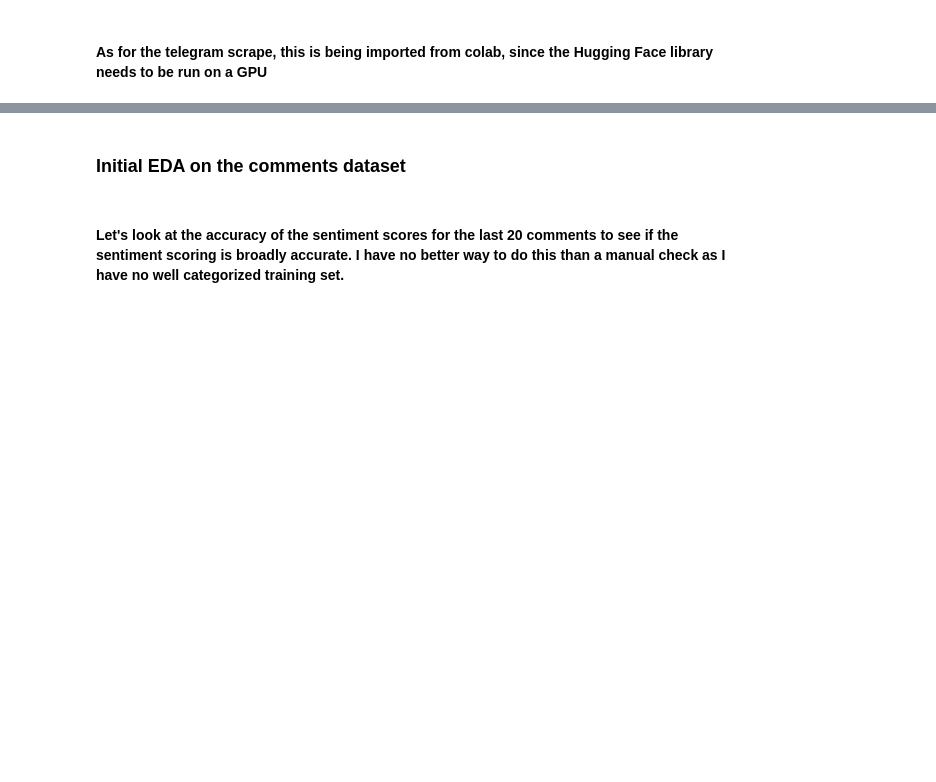
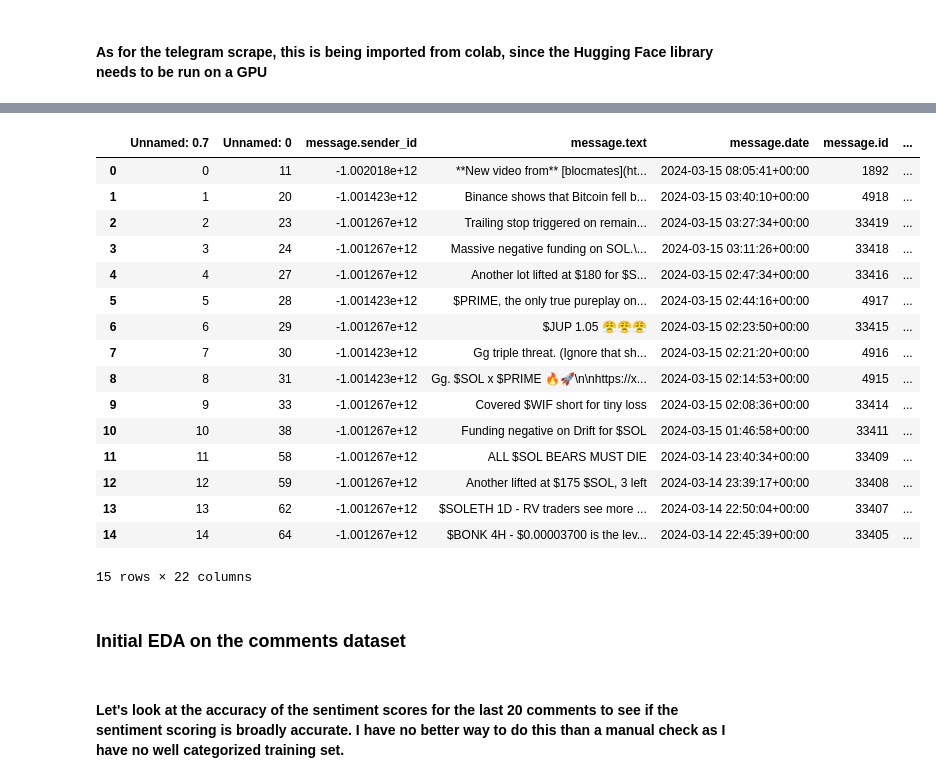
Before and after one commit to stevengoulden1/Shillometer, a Jupyter notebook: TG_Scraper_final.ipynb, the cells around one changed output, grey strips where cells are left out. Drawn from its saved outputs; the diff is of its cells as text; code cells hidden in the pictures; blank space fills up the shorter version.

```diff
--- a/TG_Scraper_final.ipynb
+++ b/TG_Scraper_final.ipynb
@@ -223,3 +238,23 @@ df.shape
+# %%
+df[:15]
+# %% [output]
+|  | Unnamed: 0.7 | Unnamed: 0 | message.sender_id | message.text | message.date | message.id | ... |
+| 0 | 0 | 11 | -1.002018e+12 | **New video from** [blocmates](ht... | 2024-03-15 08:05:41+00:00 | 1892 | ... |
+| 1 | 1 | 20 | -1.001423e+12 | Binance shows that Bitcoin fell b... | 2024-03-15 03:40:10+00:00 | 4918 | ... |
+| 2 | 2 | 23 | -1.001267e+12 | Trailing stop triggered on remain... | 2024-03-15 03:27:34+00:00 | 33419 | ... |
+| 3 | 3 | 24 | -1.001267e+12 | Massive negative funding on SOL.\... | 2024-03-15 03:11:26+00:00 | 33418 | ... |
+| 4 | 4 | 27 | -1.001267e+12 | Another lot lifted at $180 for $S... | 2024-03-15 02:47:34+00:00 | 33416 | ... |
+| 5 | 5 | 28 | -1.001423e+12 | $PRIME, the only true pureplay on... | 2024-03-15 02:44:16+00:00 | 4917 | ... |
+| 6 | 6 | 29 | -1.001267e+12 | $JUP 1.05 😤😤😤 | 2024-03-15 02:23:50+00:00 | 33415 | ... |
+| 7 | 7 | 30 | -1.001423e+12 | Gg triple threat. (Ignore that sh... | 2024-03-15 02:21:20+00:00 | 4916 | ... |
+| 8 | 8 | 31 | -1.001423e+12 | Gg. $SOL x $PRIME 🔥🚀\n\nhttps://x... | 2024-03-15 02:14:53+00:00 | 4915 | ... |
+| 9 | 9 | 33 | -1.001267e+12 | Covered $WIF short for tiny loss | 2024-03-15 02:08:36+00:00 | 33414 | ... |
+| 10 | 10 | 38 | -1.001267e+12 | Funding negative on Drift for $SOL | 2024-03-15 01:46:58+00:00 | 33411 | ... |
+| 11 | 11 | 58 | -1.001267e+12 | ALL $SOL BEARS MUST DIE | 2024-03-14 23:40:34+00:00 | 33409 | ... |
+| 12 | 12 | 59 | -1.001267e+12 | Another lifted at $175 $SOL, 3 left | 2024-03-14 23:39:17+00:00 | 33408 | ... |
+| 13 | 13 | 62 | -1.001267e+12 | $SOLETH 1D - RV traders see more ... | 2024-03-14 22:50:04+00:00 | 33407 | ... |
+| 14 | 14 | 64 | -1.001267e+12 | $BONK 4H - $0.00003700 is the lev... | 2024-03-14 22:45:39+00:00 | 33405 | ... |
+15 rows × 22 columns
 # %% [markdown]
 ### Initial EDA on the comments dataset
 # %% [markdown]
```
Also changed, not shown: parts of 20 cells of this notebook, 8 other files.
